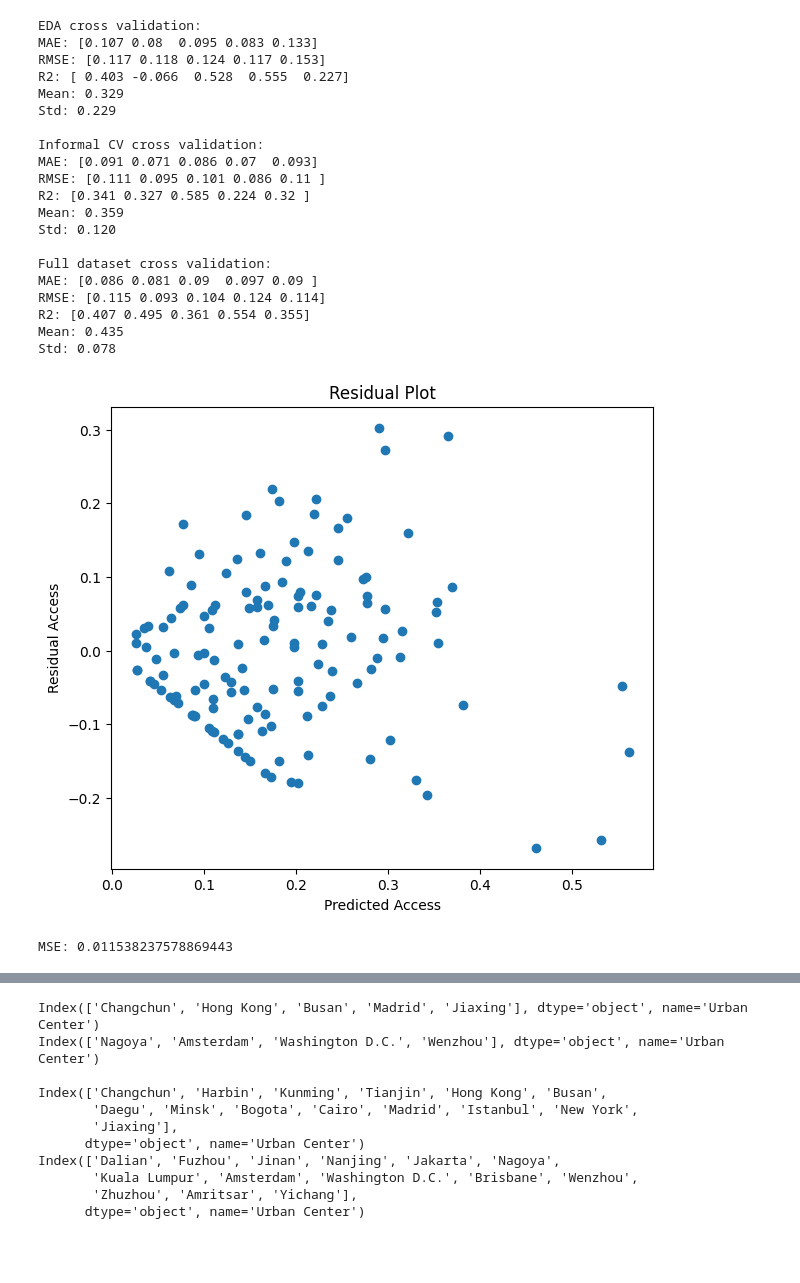
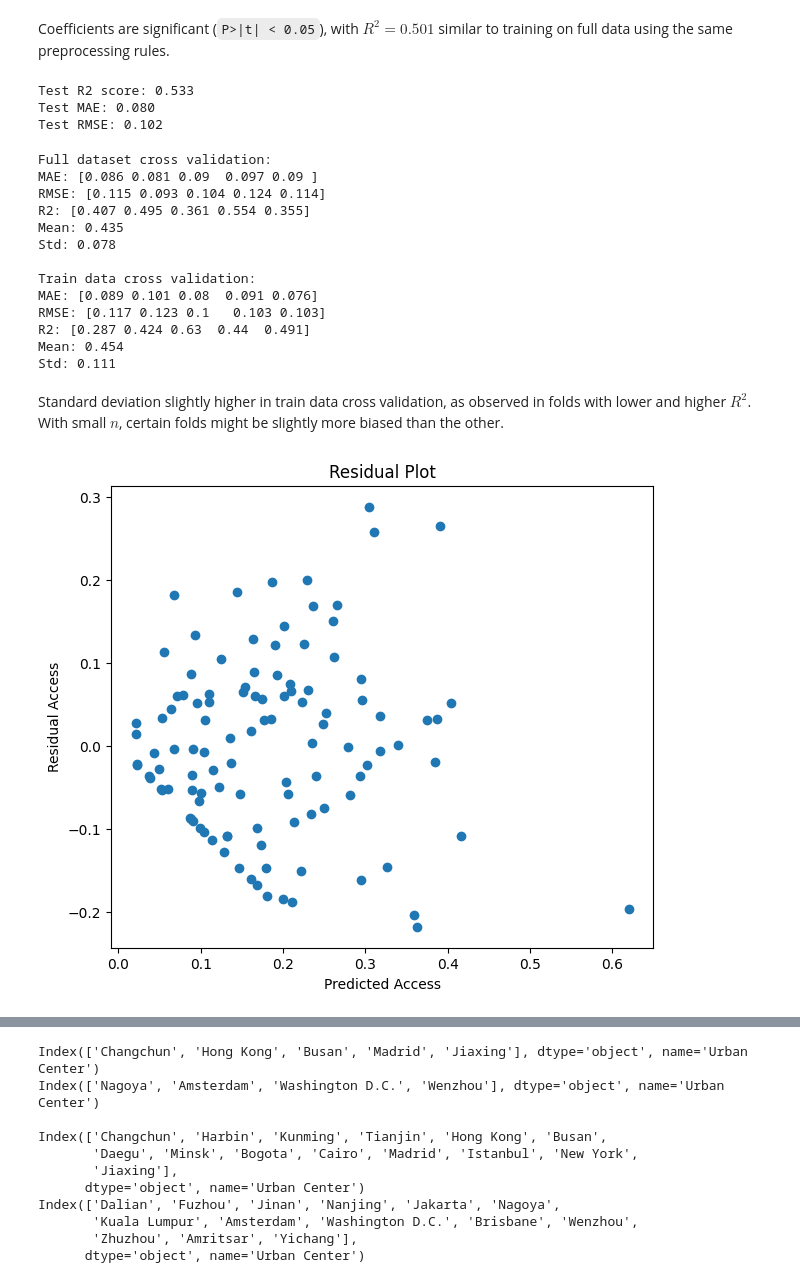
Before and after one commit to xxiaoxierr/Data-Science-Project-1, a Jupyter notebook: Model.ipynb, the cells around one changed output, grey strips where cells are left out. Cells and saved outputs as stored; diff of their text form; code cells hidden in the pictures; blank space fills up the shorter version.

```diff
--- a/Model.ipynb
+++ b/Model.ipynb
@@ -28,6 +28,11 @@ def standardise(X_col, y_col, data):
     X_scaled[y_col] = y
 
     return X_scaled
+# %%
+X_train = pd.read_csv('X_train.csv')
+X_test = pd.read_csv('X_test.csv')
+y_train = pd.read_csv('y_train.csv')
+y_test = pd.read_csv('y_test.csv')
 # %%
 # 1. Run Access ~ rtr + qol (parsimonious model) on full dataset
 
@@ -73,3 +101,20 @@ Notes:
+# %% [markdown]
+Coefficients are significant (`P>|t| < 0.05`), with $R^2=0.501$ similar to training on full data using the same preprocessing rules.
+# %%
+from sklearn.linear_model import LinearRegression
+from sklearn.metrics import r2_score, mean_squared_error, mean_absolute_error
+
+model = LinearRegression()
+model.fit(X_train[X_col], y_train)
+
+y_pred = model.predict(X_test[X_col])
+print(f"Test R2 score: {r2_score(y_test, y_pred) :.3f}")
+print(f"Test MAE: {mean_absolute_error(y_test, y_pred) :.3f}")
+print(f"Test RMSE: {np.sqrt(mean_squared_error(y_test, y_pred)) :.3f}")
+# %% [output]
+Test R2 score: 0.533
+Test MAE: 0.080
+Test RMSE: 0.102
 # %%
 #2. Cross validation on EDA, informal CV and full data
 
@@ -118,61 +168,48 @@ def cross_val_kfold(x_col, y_col, data):
 X_col = ['Rapid Transit to Resident Ratio (RTR)', 'Oxford Economics Global Cities Index (Quality of Life)']
 y_col = ['Percentage Access to Public Transport']
 
-print("EDA cross validation:")
-cross_val_kfold(X_col, y_col, eda_cleaned)
-print("Informal CV cross validation:")
-cross_val_kfold(X_col, y_col, cv_cleaned)
-
 print("Full dataset cross validation:")
 cross_val_kfold(X_col, y_col, full_cleaned)
 
-# Model is unstable in cross validation (both EDA and CV data), possibly linked to heteroscedascity (non constant variance)
-# RTR and QoL moderately predicts access. Cross validation may include folds with high variance, resulting in negaitve R2.
+print("Train data cross validation:")
+cross_val_kfold(X_col, y_col, data=None, x_data=X_train, y_data=y_train)
+
+# RTR and QoL moderately predicts access. Cross validation may include folds with high variance.
 # Heterogenous data contains possible multiple regimes uncaptured by linear model that averages multiple effects
 # Following sensible move: check for heteroscedascity --> explore other models
 # %% [output]
-EDA cross validation:
-MAE: [0.107 0.08  0.095 0.083 0.133]
-RMSE: [0.117 0.118 0.124 0.117 0.153]
-R2: [ 0.403 -0.066  0.528  0.555  0.227]
-Mean: 0.329
-Std: 0.229
-
-Informal CV cross validation:
-MAE: [0.091 0.071 0.086 0.07  0.093]
-RMSE: [0.111 0.095 0.101 0.086 0.11 ]
-R2: [0.341 0.327 0.585 0.224 0.32 ]
-Mean: 0.359
-Std: 0.120
-
 Full dataset cross validation:
 MAE: [0.086 0.081 0.09  0.097 0.09 ]
 RMSE: [0.115 0.093 0.104 0.124 0.114]
 R2: [0.407 0.495 0.361 0.554 0.355]
 Mean: 0.435
 Std: 0.078
+
+Train data cross validation:
+MAE: [0.089 0.101 0.08  0.091 0.076]
+RMSE: [0.117 0.123 0.1   0.103 0.103]
+R2: [0.287 0.424 0.63  0.44  0.491]
+Mean: 0.454
+Std: 0.111
+# %% [markdown]
+Standard deviation slightly higher in train data cross validation, as observed in folds with lower and higher $R^2$. With small $n$, certain folds might be slightly more biased than the other.
 # %%
 # 3. Check for heteroscedasticity
 
 import matplotlib.pyplot as plt
 
-full_cleaned['pred'] = model.predict(X)
-full_cleaned['residual'] = full_cleaned['Percentage Access to Public Transport'] - full_cleaned['pred']
+y_train_pred = model.predict(X_train[X_col])
+residual = y_train - y_train_pred
 
 fig, ax = plt.subplots(figsize=(7,6))
-X = full_cleaned['pred']
-y = full_cleaned['residual']
 
 ax.set_ylabel('Residual Access')
 ax.set_xlabel('Predicted Access')
 ax.set_title('Residual Plot')
-ax.scatter(X,y)
+ax.scatter(y_train_pred, residual)
 plt.show()
-
-print(f"MSE: {mean_squared_error(full_cleaned[y_col], full_cleaned['pred'])}")
 
 # Plot shows fan shaped distribution, classic observation of heteroscedascity
 # Dependent variable is bounded [0, 100], which hides variance
 # %% [output]
-[figure, old version]
+[figure, new version]
-MSE: 0.011538237578869443
```
Also changed, not shown: parts of 20 cells of this notebook.
